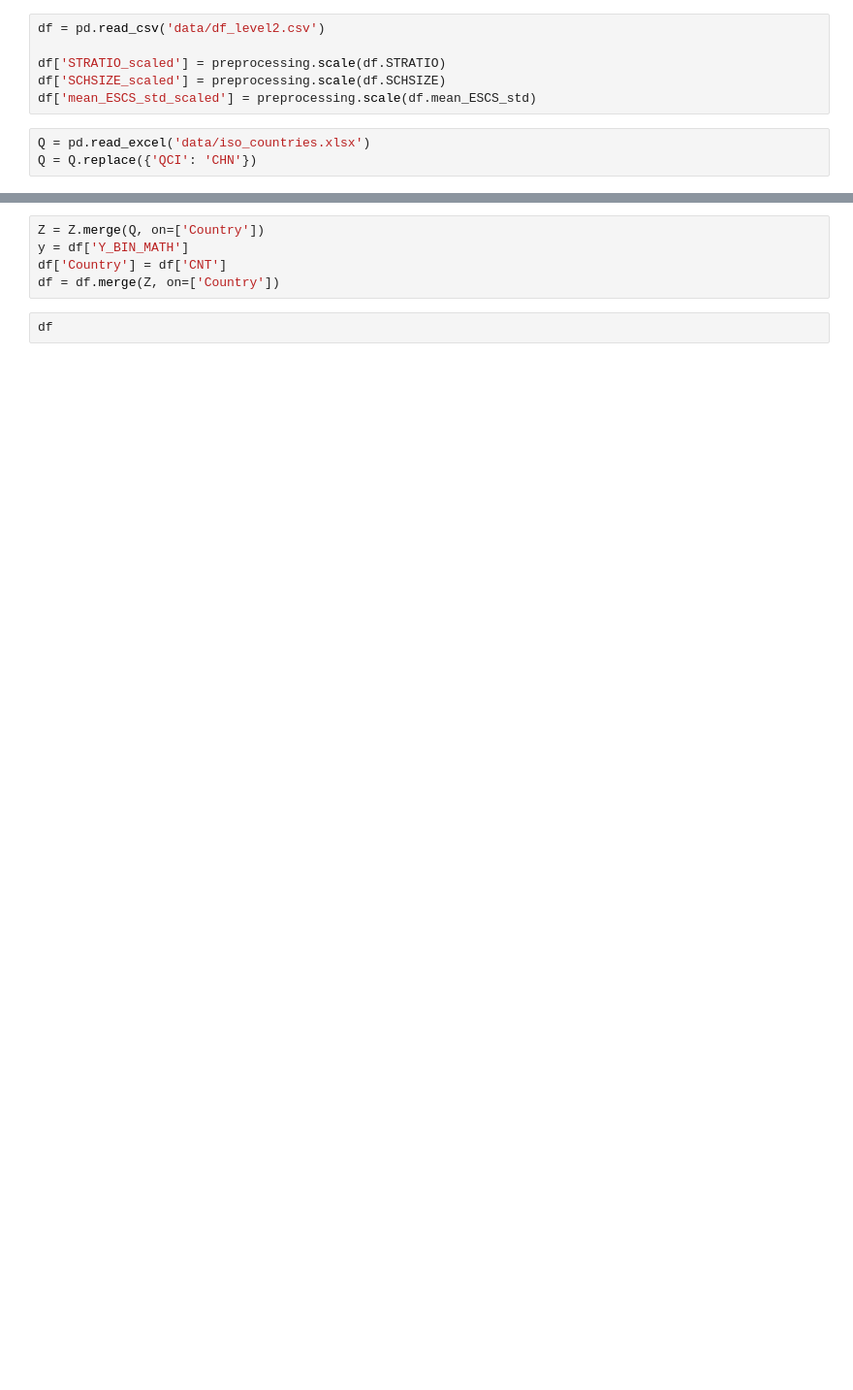
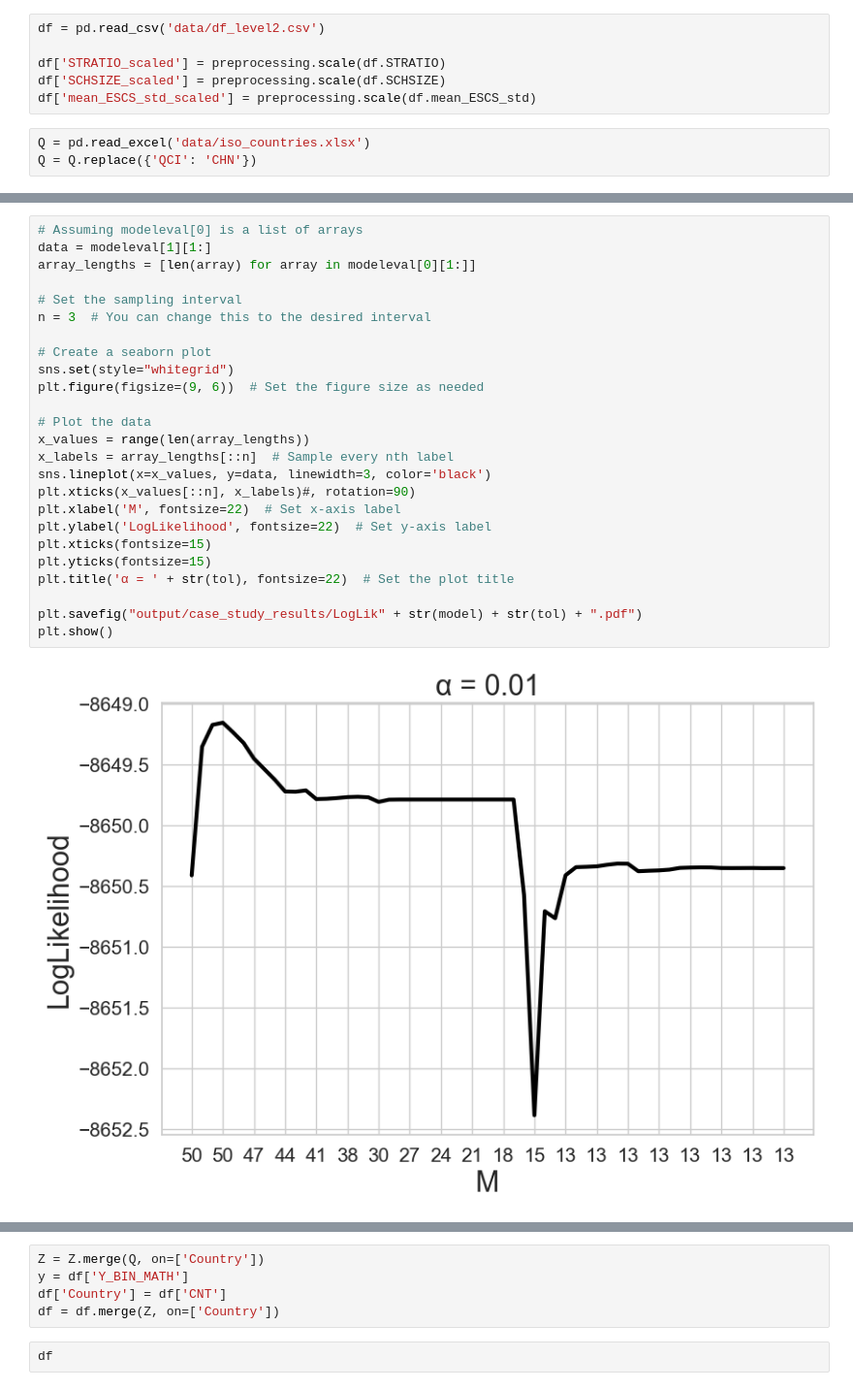
Before and after one commit to alessandragni/SPGLMM_clustering, a Jupyter notebook: Analysis_case_study_results.ipynb, the cells around one changed output, grey strips where cells are left out. Shown at 97% size. Drawn from its saved outputs; the diff is of its cells as text; blank space fills up the shorter version.

```diff
--- a/Analysis_case_study_results.ipynb
+++ b/Analysis_case_study_results.ipynb
@@ -40,0 +63,27 @@ knots, par, W, hess_ran, hess_fix, group, a = pickle.load(fileA)
+# %%
+# Assuming modeleval[0] is a list of arrays
+data = modeleval[1][1:]
+array_lengths = [len(array) for array in modeleval[0][1:]]
+
+# Set the sampling interval
+n = 3  # You can change this to the desired interval
+
+# Create a seaborn plot
+sns.set(style="whitegrid")
+plt.figure(figsize=(9, 6))  # Set the figure size as needed
+
+# Plot the data
+x_values = range(len(array_lengths))
+x_labels = array_lengths[::n]  # Sample every nth label
+sns.lineplot(x=x_values, y=data, linewidth=3, color='black')
+plt.xticks(x_values[::n], x_labels)#, rotation=90)
+plt.xlabel('M', fontsize=22)  # Set x-axis label
+plt.ylabel('LogLikelihood', fontsize=22)  # Set y-axis label
+plt.xticks(fontsize=15)
+plt.yticks(fontsize=15)
+plt.title('α = ' + str(tol), fontsize=22)  # Set the plot title
+
+plt.savefig("output/case_study_results/LogLik" + str(model) + str(tol) + ".pdf")
+plt.show()
+# %% [output]
+[figure, added]
```
Also changed, not shown: parts of 32 cells of this notebook, 56 other files.
